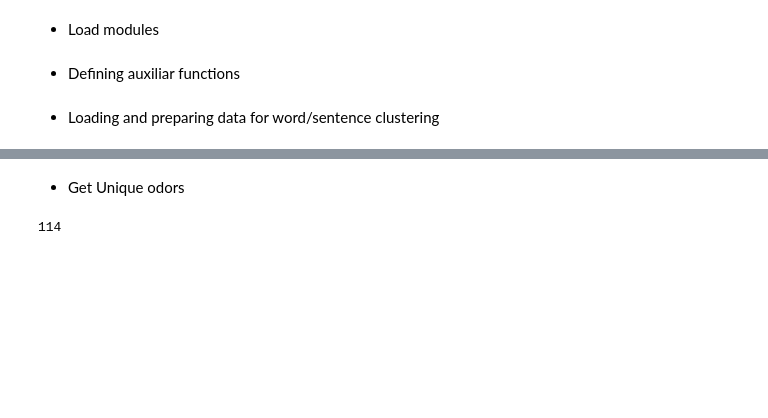
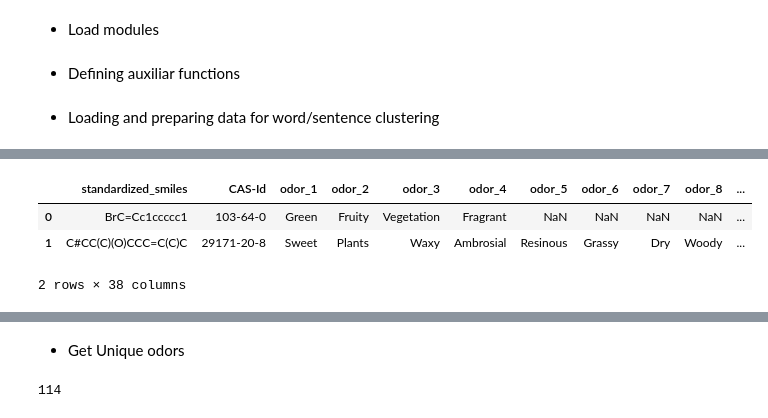
Before and after one commit to dMedinaO/demo_processing_odor, a Jupyter notebook: src/1_word_clustering.ipynb, the cells around one changed output, grey strips where cells are left out. Cells and saved outputs as stored; diff of their text form; code cells hidden in the pictures; blank space fills up the shorter version.

```diff
--- a/src/1_word_clustering.ipynb
+++ b/src/1_word_clustering.ipynb
@@ -26,0 +35,8 @@ def get_profile(row, label_columns):
+# %%
+df_updated.drop(columns = ["fcfp_compact", "fcfp_environments"], inplace=True)
+df_updated.head(2)
+# %% [output]
+|  | standardized_smiles | CAS-Id | odor_1 | odor_2 | odor_3 | odor_4 | odor_5 | odor_6 | odor_7 | odor_8 | ... |
+| 0 | BrC=Cc1ccccc1 | 103-64-0 | Green | Fruity | Vegetation | Fragrant | NaN | NaN | NaN | NaN | ... |
+| 1 | C#CC(C)(O)CCC=C(C)C | 29171-20-8 | Sweet | Plants | Waxy | Ambrosial | Resinous | Grassy | Dry | Woody | ... |
+2 rows × 38 columns
```
Also changed, not shown: parts of 6 cells of this notebook, 2 other files.
